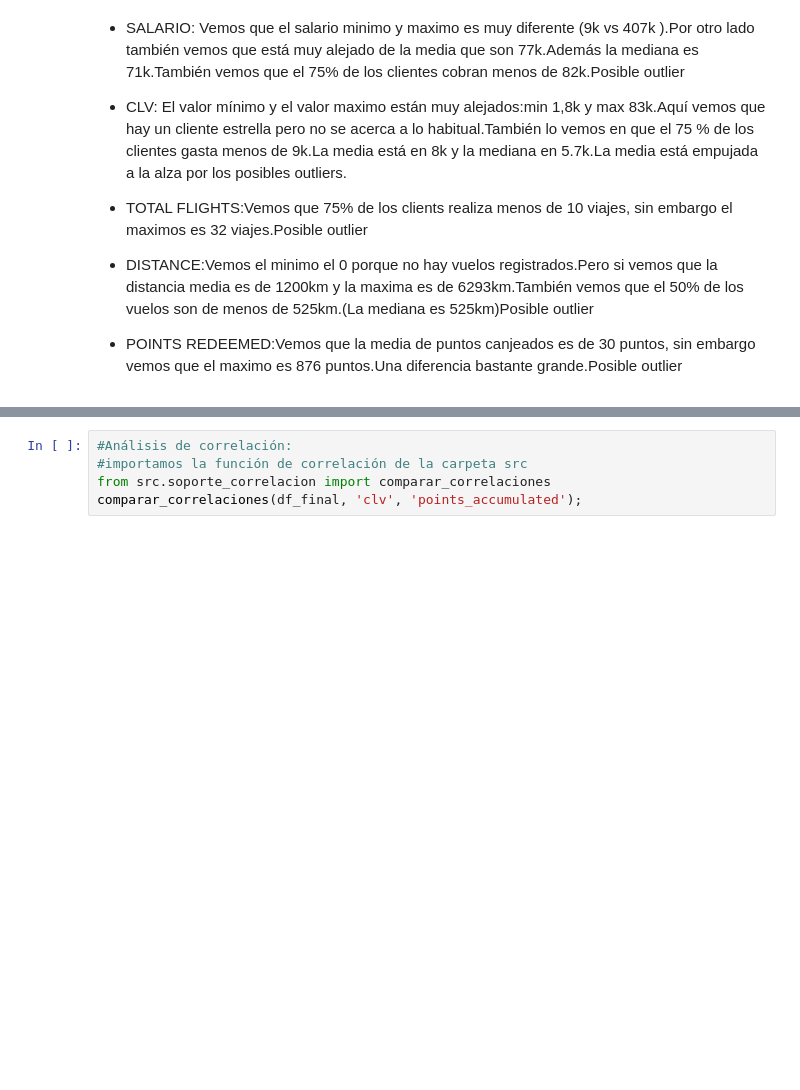
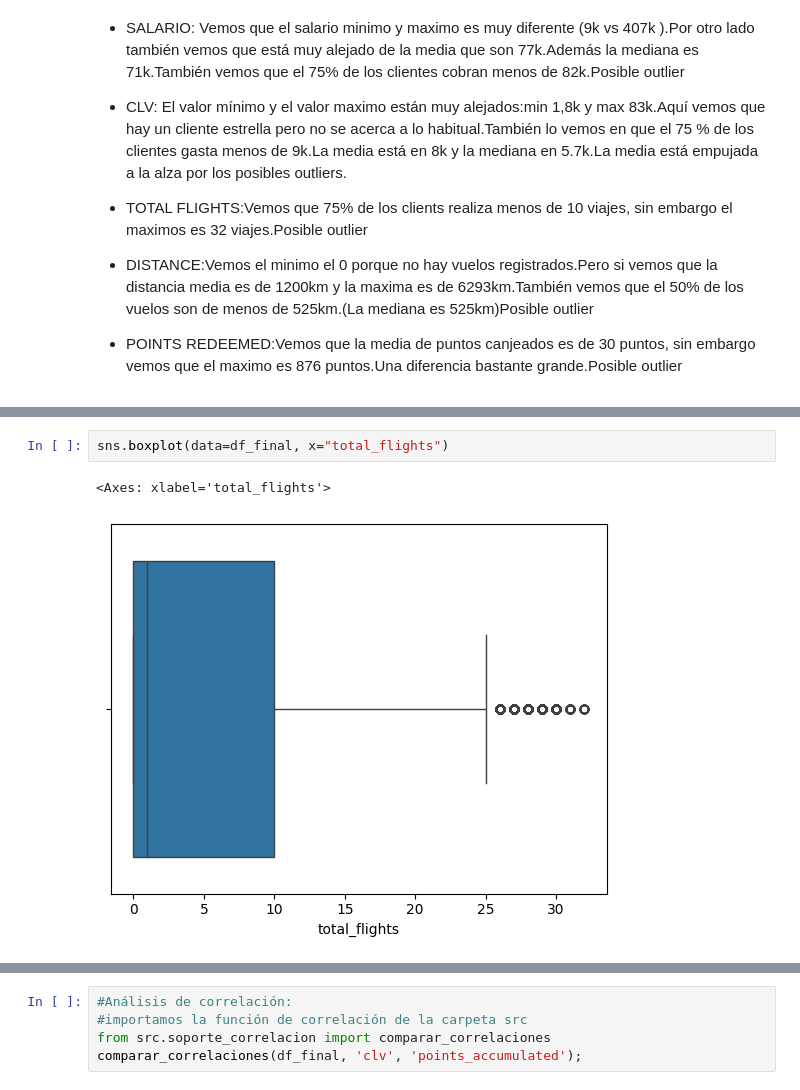
Before and after one commit to Adalab/bda-modulo-3-evaluacion-final-jesgonza2026, a Jupyter notebook: fase_2_evaluacion_final_jesica.ipynb, the cells around one changed output, grey strips where cells are left out. Drawn from its saved outputs; the diff is of its cells as text; blank space fills up the shorter version.

```diff
--- a/fase_2_evaluacion_final_jesica.ipynb
+++ b/fase_2_evaluacion_final_jesica.ipynb
@@ -54,0 +81,5 @@ Analizamos las variables más relvantes:
+# %%
+sns.boxplot(data=df_final, x="total_flights")
+# %% [output]
+<Axes: xlabel='total_flights'>
+[figure, added]
```
Also changed, not shown: parts of 11 cells of this notebook.
